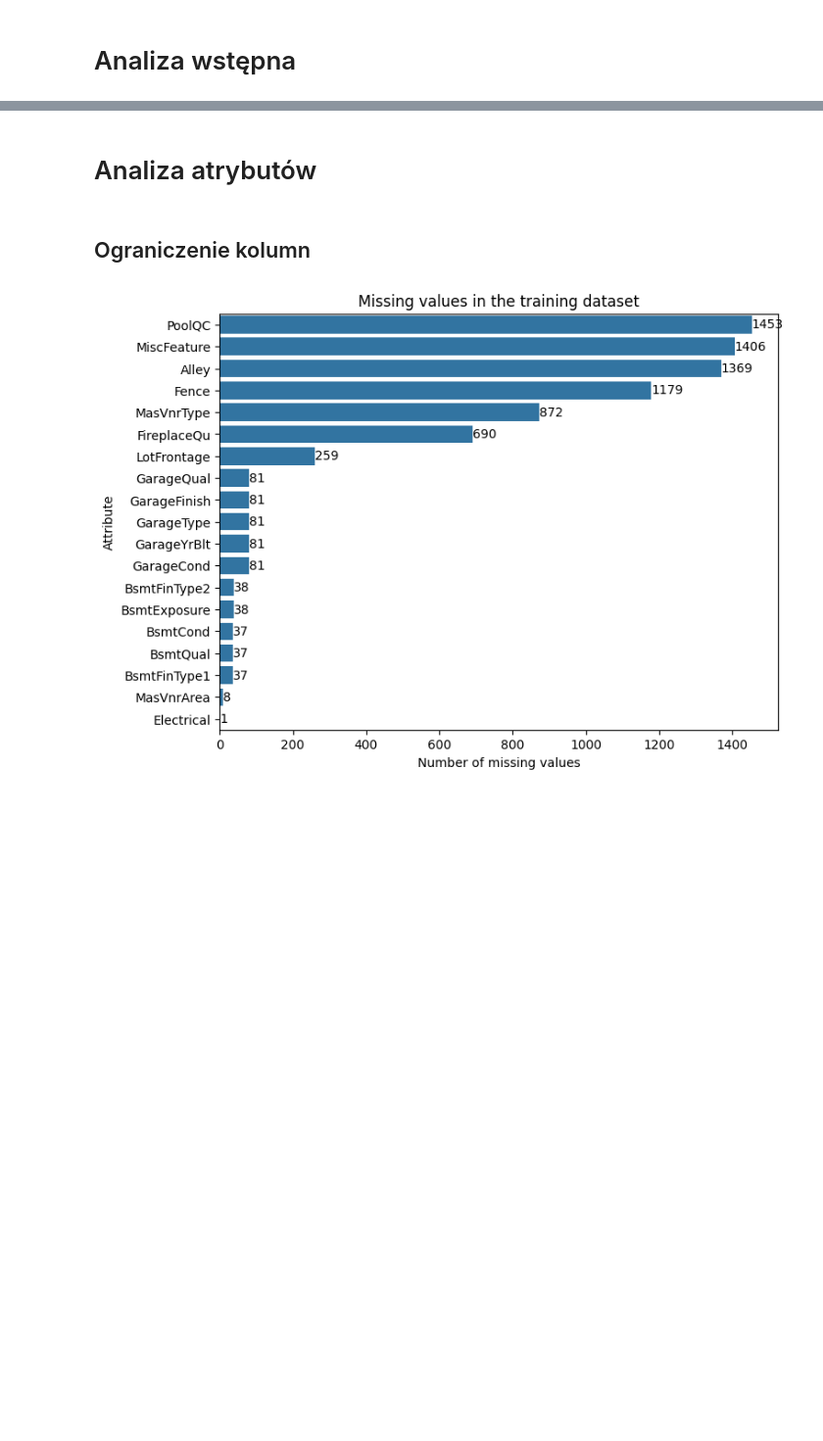
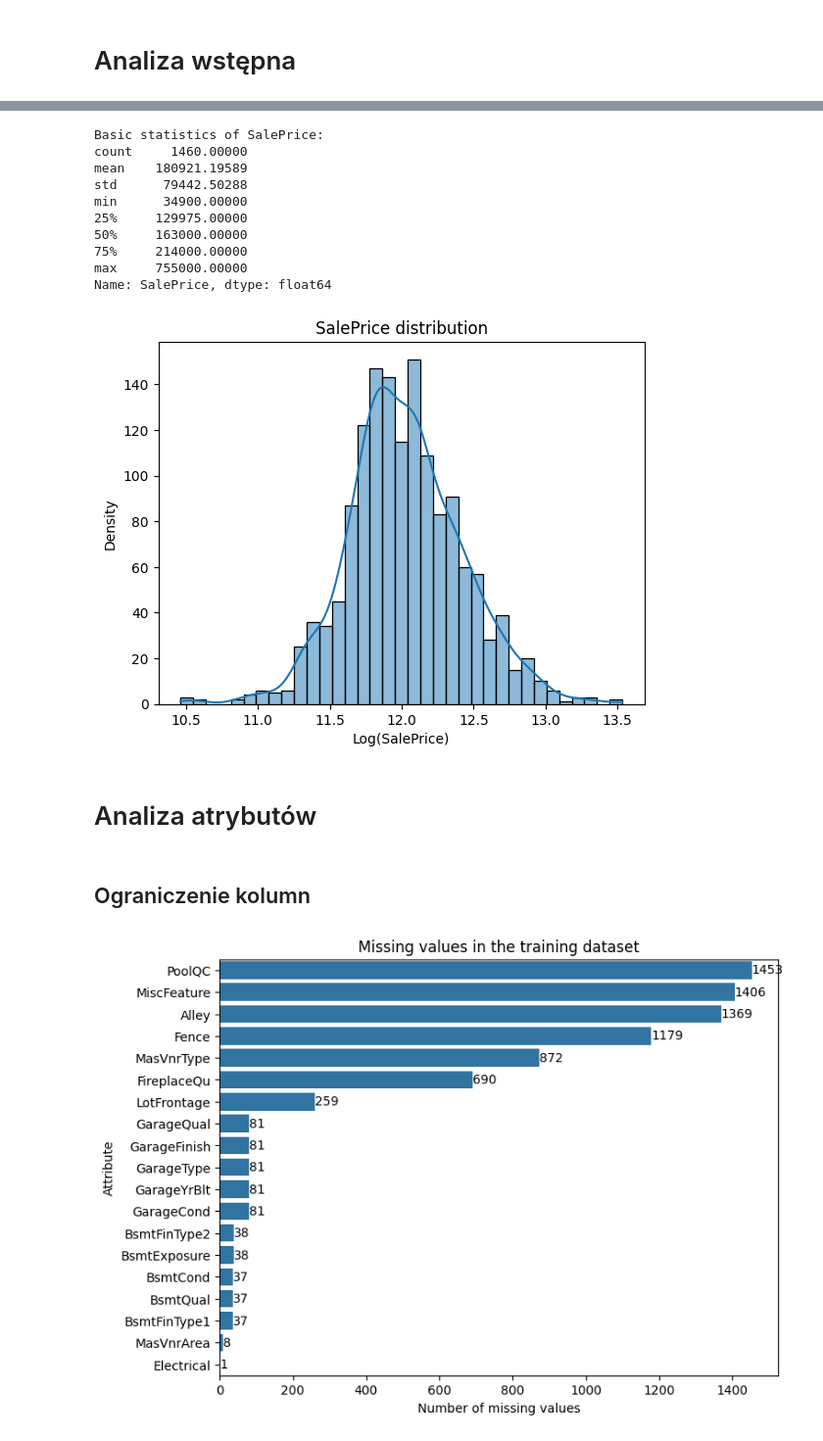
Before and after one commit to KubaPawlo/EksploracjaDanychProjekt, a Jupyter notebook: draft.ipynb, the cells around one changed output, grey strips where cells are left out. Shown: that part at 98% size. Saved outputs shown, nothing was run; the diff lists cells and outputs as text; code cells hidden in the pictures; blank space fills up the shorter version.

```diff
--- a/draft.ipynb
+++ b/draft.ipynb
@@ -53,3 +68,25 @@ memory usage: 924.0+ KB
+# %%
+target_column = 'SalePrice'
+print(f"\nBasic statistics of {target_column}:")
+print(train_data[target_column].describe())
+
+sns.histplot(np.log1p(train_data['SalePrice']), kde=True)
+plt.title('SalePrice distribution')
+plt.xlabel('Log(SalePrice)')
+plt.ylabel('Density')
+plt.show()
+# %% [output]
+Basic statistics of SalePrice:
+count     1460.00000
+mean    180921.19589
+std      79442.50288
+min      34900.00000
+25%     129975.00000
+50%     163000.00000
+75%     214000.00000
+max     755000.00000
+Name: SalePrice, dtype: float64
+[figure, added]
 # %% [markdown]
 # Analiza atrybutów
 # %% [markdown]
```
Also changed, not shown: parts of 11 cells of this notebook.
